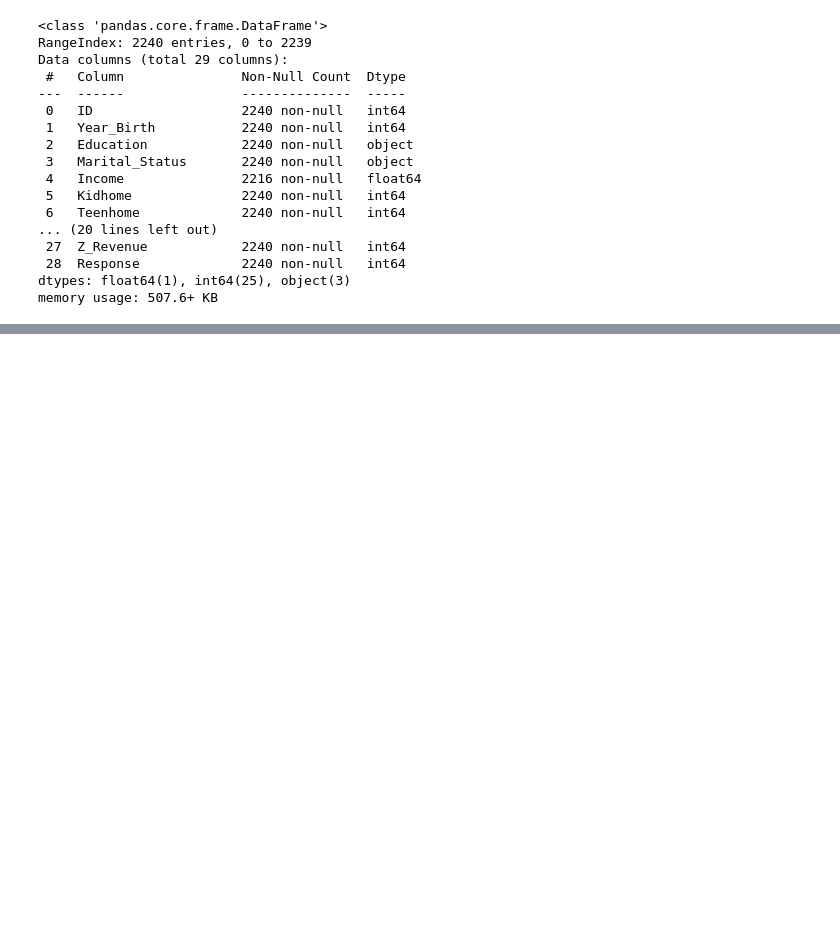
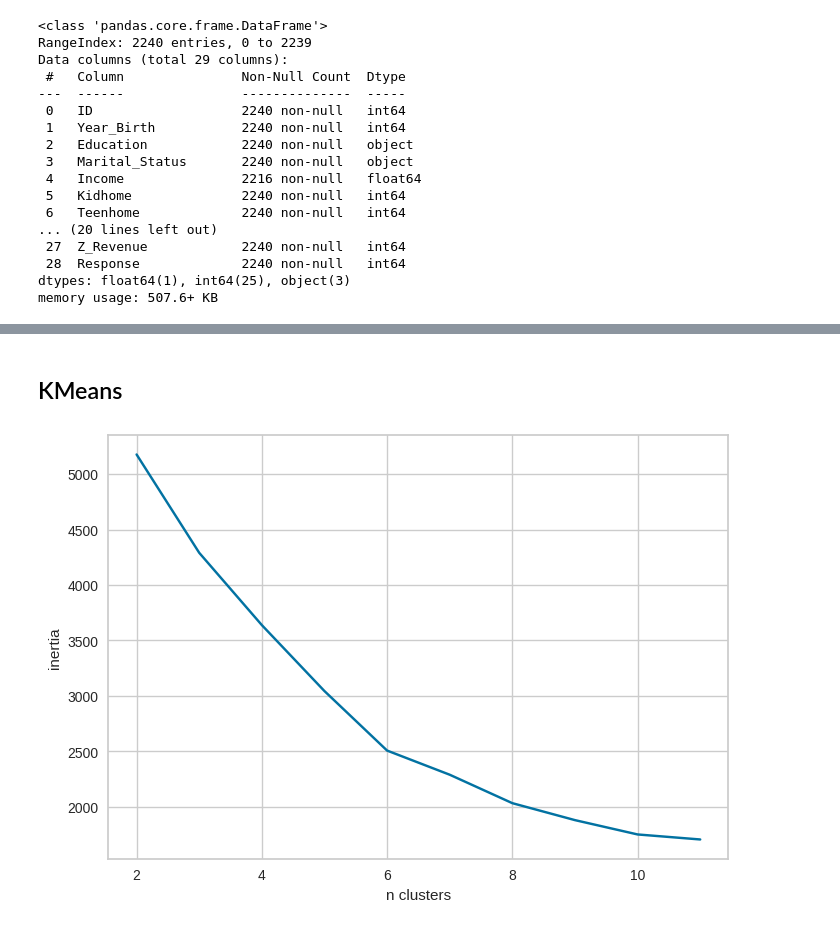
Before and after one commit to PabloJRW/clustering, a Jupyter notebook: customer_personality_clustering.ipynb, the cells around one changed output, grey strips where cells are left out. Drawn from its saved outputs; the diff is of its cells as text; code cells hidden in the pictures; blank space fills up the shorter version.

```diff
--- a/customer_personality_clustering.ipynb
+++ b/customer_personality_clustering.ipynb
@@ -152,0 +203,4 @@ df
+# %%
+scaler = StandardScaler()
+df_scaled = scaler.fit_transform(df2)
+df_scaled
@@ -152,0 +217,5 @@ df
+# %%
+pca = PCA()
+pca.fit_transform(df_scaled)
+df_reduced = pca.transform(df_scaled)
+pca.explained_variance_ratio_
@@ -152,0 +224,3 @@ df
+# %%
+pca_components = pd.DataFrame(df_reduced[:, :3].copy())
+pca_components
@@ -152,0 +241,16 @@ df
+# %% [markdown]
+## KMeans
+# %%
+inertia = []
+K = range(2, 12)
+for n in K:
+  kmeans = KMeans(n_clusters=n, n_init='auto')
+  kmeans.fit(pca_components)
+  inertia.append(kmeans.inertia_)
+
+plt.plot(K, inertia)
+plt.xlabel("n clusters")
+plt.ylabel("inertia")
+plt.show()
+# %% [output]
+[figure, added]
```
Also changed, not shown: parts of 21 cells of this notebook.
